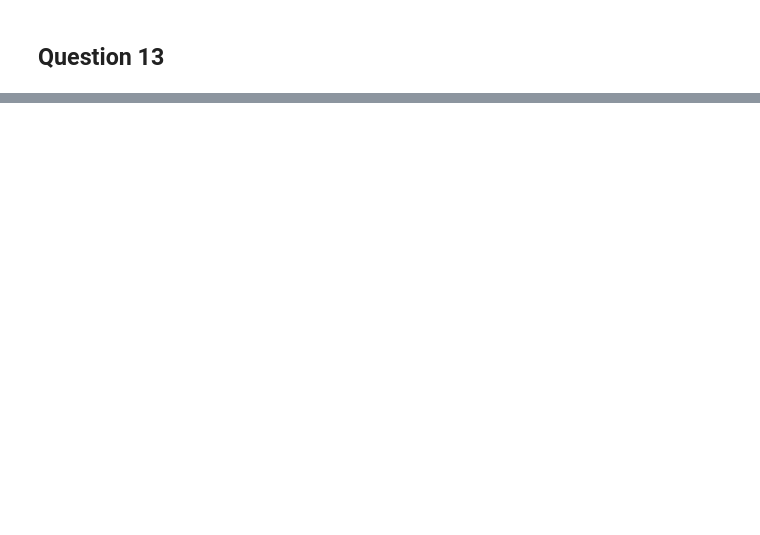
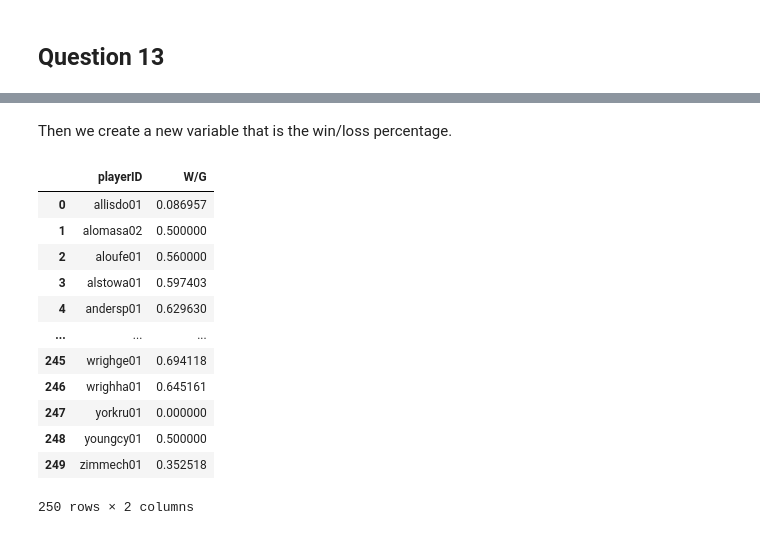
Before and after one commit to solivagvs/stat554hw05, a Jupyter notebook: sandorHW05.ipynb, the cells around one changed output, grey strips where cells are left out. Saved outputs shown, nothing was run; the diff lists cells and outputs as text; code cells hidden in the pictures; blank space fills up the shorter version.

```diff
--- a/sandorHW05.ipynb
+++ b/sandorHW05.ipynb
@@ -304,0 +371,31 @@ Warning: total number of rows (83980) exceeds max_rows (20000). Limiting to firs
+# %% [markdown]
+Then we create a new variable that is the win/loss percentage.
+# %%
+# must multiply the W column by 1.0 to change from integer division to float
+# division
+
+q13query3 = """
+  SELECT DISTINCT hall.playerID, (man.W * 1.0 / man.G) AS "W/G"
+  FROM "HallOfFame" AS hall
+  INNER JOIN Managers AS man
+  ON hall.playerID = man.playerID
+  GROUP BY man.playerID
+  """
+
+# read the table in as a dataframe and view it
+hallOfFameManagersProp = pd.read_sql(q13query3, con)
+hallOfFameManagersProp
+# %% [output]
+|  | playerID | W/G |
+| 0 | allisdo01 | 0.086957 |
+| 1 | alomasa02 | 0.500000 |
+| 2 | aloufe01 | 0.560000 |
+| 3 | alstowa01 | 0.597403 |
+| 4 | andersp01 | 0.629630 |
+| ... | ... | ... |
+| 245 | wrighge01 | 0.694118 |
+| 246 | wrighha01 | 0.645161 |
+| 247 | yorkru01 | 0.000000 |
+| 248 | youngcy01 | 0.500000 |
+| 249 | zimmech01 | 0.352518 |
+250 rows × 2 columns
```
Also changed, not shown: parts of 12 cells of this notebook.
